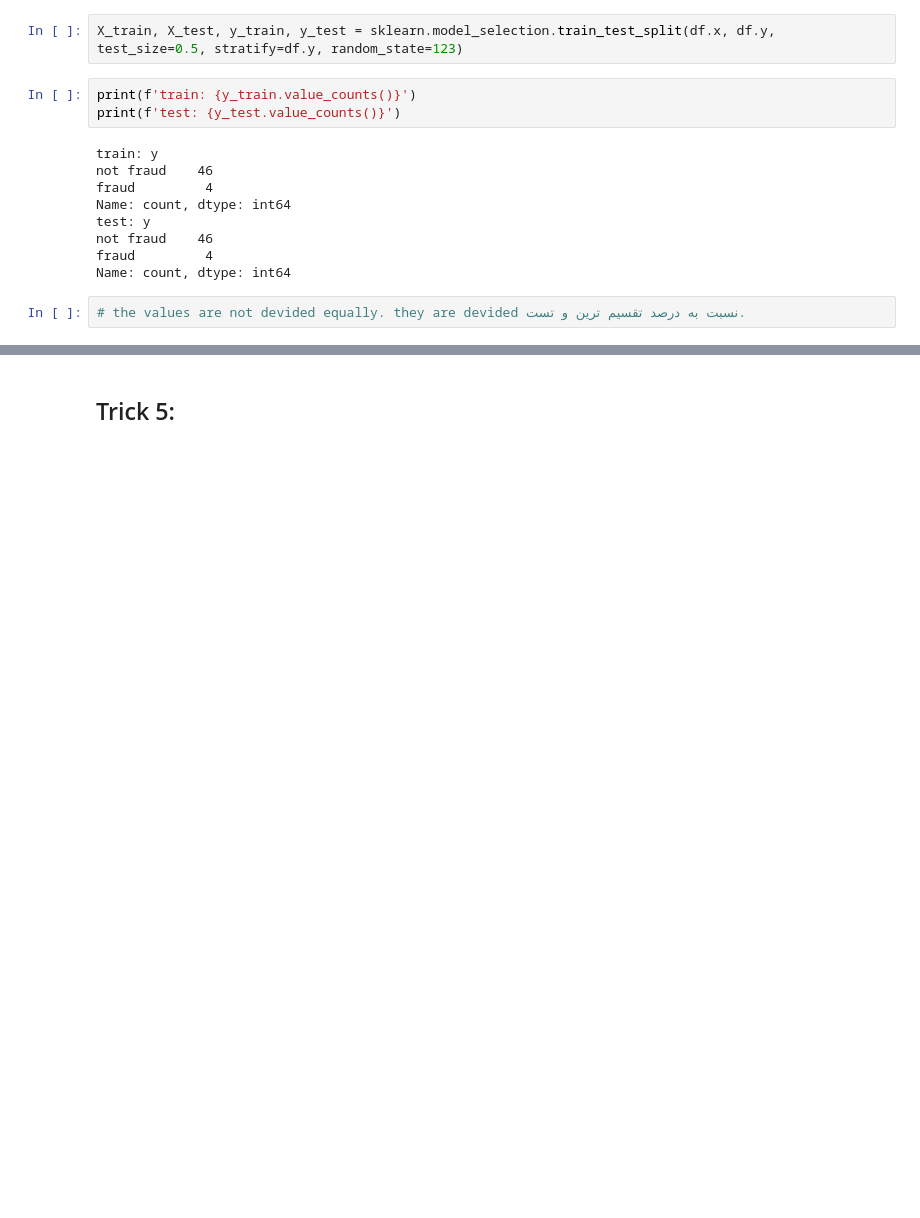
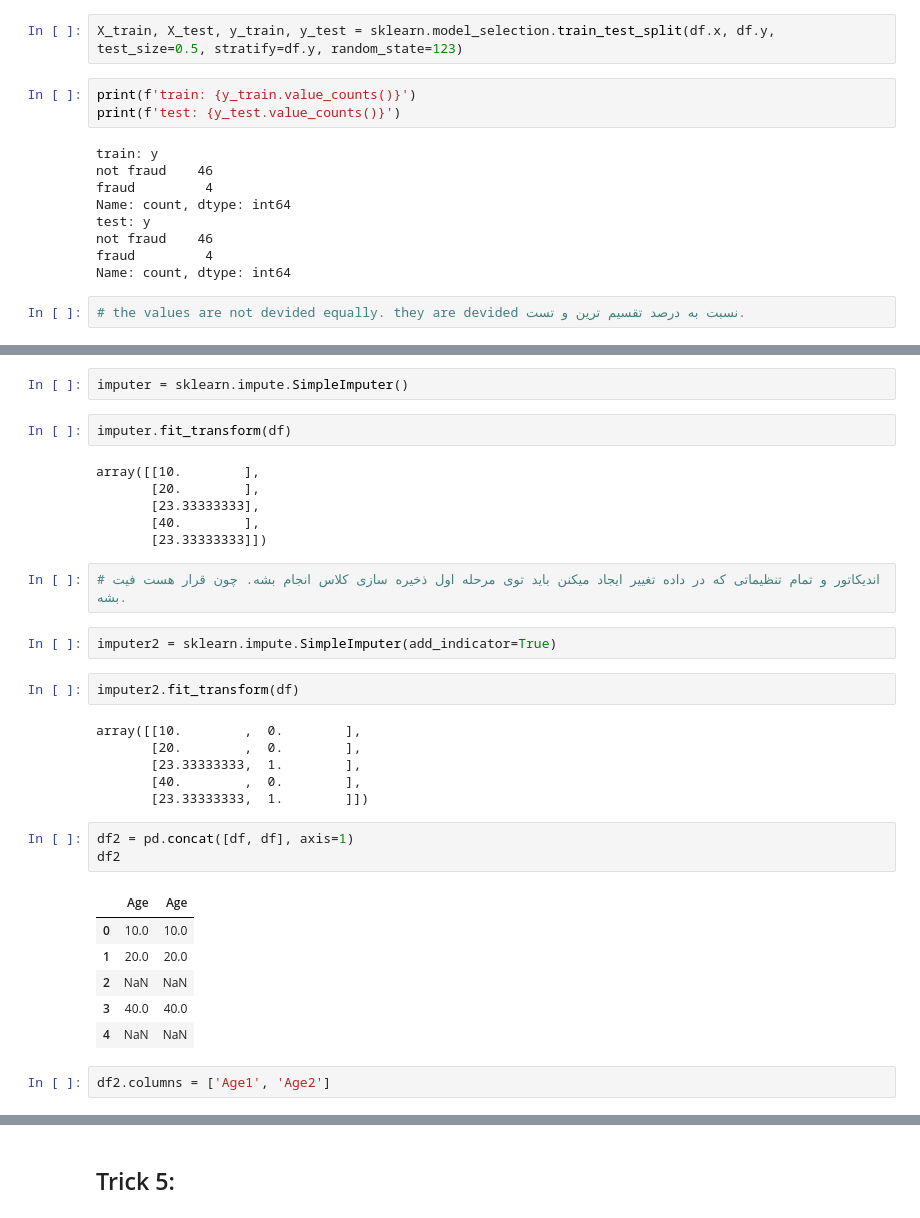
Before and after one commit to sher2008v/ml-practice-lab, a Jupyter notebook: 8- 20 Scikit-Learns' Tricks/Notebook.ipynb, the cells around one changed output, grey strips where cells are left out. Cells and saved outputs as stored; diff of their text form; blank space fills up the shorter version.

```diff
--- a/8- 20 Scikit-Learns' Tricks/Notebook.ipynb
+++ b/8- 20 Scikit-Learns' Tricks/Notebook.ipynb
@@ -111,0 +122,34 @@ Name: count, dtype: int64
+# %%
+imputer = sklearn.impute.SimpleImputer()
+# %%
+imputer.fit_transform(df)
+# %% [output]
+array([[10.        ],
+       [20.        ],
+       [23.33333333],
+       [40.        ],
+       [23.33333333]])
+# %%
+# اندیکاتور و تمام تنظیماتی که در داده تغییر ایجاد میکنن باید توی مرحله اول ذخیره سازی کلاس انجام بشه. چون قرار هست فیت بشه.
+# %%
+imputer2 = sklearn.impute.SimpleImputer(add_indicator=True)
+# %%
+imputer2.fit_transform(df)
+# %% [output]
+array([[10.        ,  0.        ],
+       [20.        ,  0.        ],
+       [23.33333333,  1.        ],
+       [40.        ,  0.        ],
+       [23.33333333,  1.        ]])
+# %%
+df2 = pd.concat([df, df], axis=1)
+df2
+# %% [output]
+|  | Age | Age |
+| 0 | 10.0 | 10.0 |
+| 1 | 20.0 | 20.0 |
+| 2 | NaN | NaN |
+| 3 | 40.0 | 40.0 |
+| 4 | NaN | NaN |
+# %%
+df2.columns = ['Age1', 'Age2']
```
Also changed, not shown: parts of 23 cells of this notebook.
